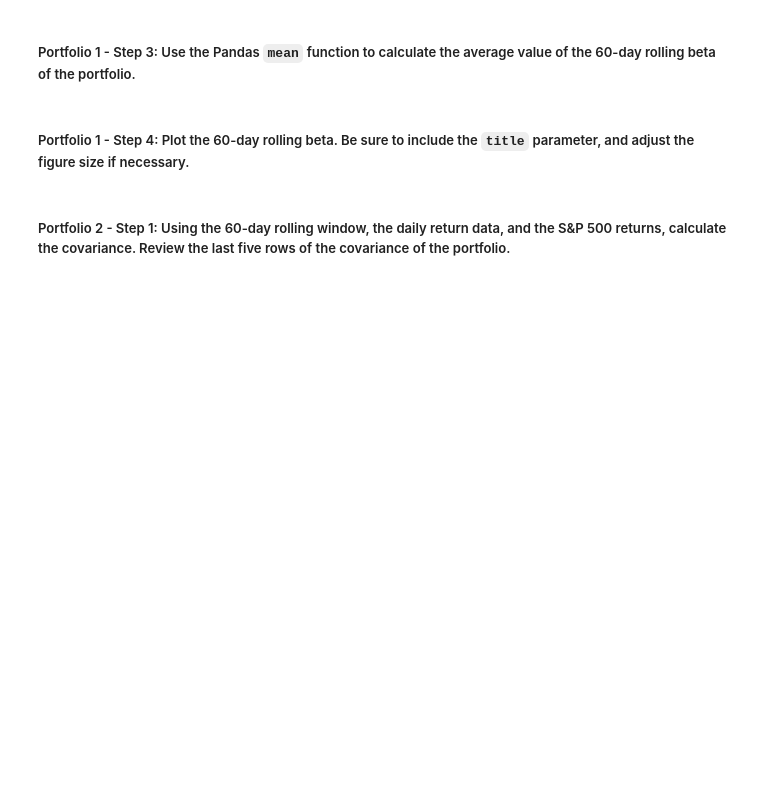
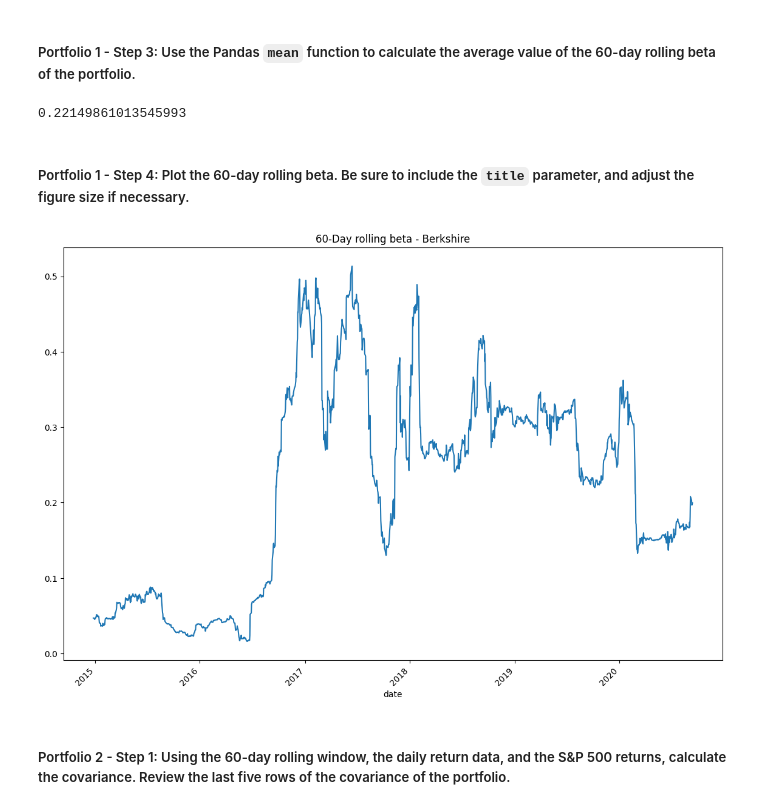
Before and after one commit to justinvalli/Challenge_4, a Jupyter notebook: Starter_Code/risk_return_analysis.ipynb, the cells around one changed output. Drawn from its saved outputs; the diff is of its cells as text; code cells hidden in the pictures; blank space fills up the shorter version.

Commit message:
Calculated beta and completed assignment

```diff
--- a/Starter_Code/risk_return_analysis.ipynb
+++ b/Starter_Code/risk_return_analysis.ipynb
@@ -397,4 +397,6 @@ Your analysis is nearing completion. Now, you need to evaluate how the portfolio
 #### Use the Pandas `var` function to calculate the variance of the S&P 500 by using a 60-day rolling window. Visualize the last five rows of the variance of the S&P 500.
 # %%
 # Calculate the variance of the S&P 500 using a rolling 60-day window.
-# YOUR CODE HERE
+
+sp500_rolling_60day_variance = daily_returns_df['S&P 500'].rolling(window=60).var()
+sp500_rolling_60day_variance.tail()
@@ -413,4 +423,6 @@ Your analysis is nearing completion. Now, you need to evaluate how the portfolio
 # %%
 # Calculate the covariance using a 60-day rolling window
 # Review the last five rows of the covariance data
-# YOUR CODE HERE
+
+berkshire_vs_sp500_60day_covariance = daily_returns_df['BERKSHIRE HATHAWAY INC'].rolling (window=60).cov(daily_returns_df['S&P 500'])
+berkshire_vs_sp500_60day_covariance.tail()
@@ -419,4 +439,6 @@ Your analysis is nearing completion. Now, you need to evaluate how the portfolio
 # %%
 # Calculate the beta based on the 60-day rolling covariance compared to the market (S&P 500)
 # Review the last five rows of the beta information
-# YOUR CODE HERE
+
+beta_60day_rolling_berkshire = berkshire_vs_sp500_60day_covariance / sp500_rolling_60day_variance
+beta_60day_rolling_berkshire.tail()
@@ -424,12 +454,18 @@ Your analysis is nearing completion. Now, you need to evaluate how the portfolio
 ##### Portfolio 1 - Step 3: Use the Pandas `mean` function to calculate the average value of the 60-day rolling beta of the portfolio.
 # %%
 # Calculate the average of the 60-day rolling beta
-# YOUR CODE HERE
+
+beta_60day_rolling_berkshire.mean()
+# %% [output]
+0.22149861013545993
 # %% [markdown]
 ##### Portfolio 1 - Step 4: Plot the 60-day rolling beta. Be sure to include the `title` parameter, and adjust the figure size if necessary.
 # %%
 # Plot the rolling beta
 # Include a title parameter and adjust the figure size
-# YOUR CODE HERE
+
+ax = beta_60day_rolling_berkshire.plot(figsize = (14,10), title = "60-Day rolling beta - Berkshire", rot = 45)
+# %% [output]
+[figure, added]
 # %% [markdown]
 ##### Portfolio 2 - Step 1: Using the 60-day rolling window, the daily return data, and the S&P 500 returns, calculate the covariance. Review the last five rows of the covariance of the portfolio.
```
Also changed, not shown: parts of 12 cells of this notebook.
